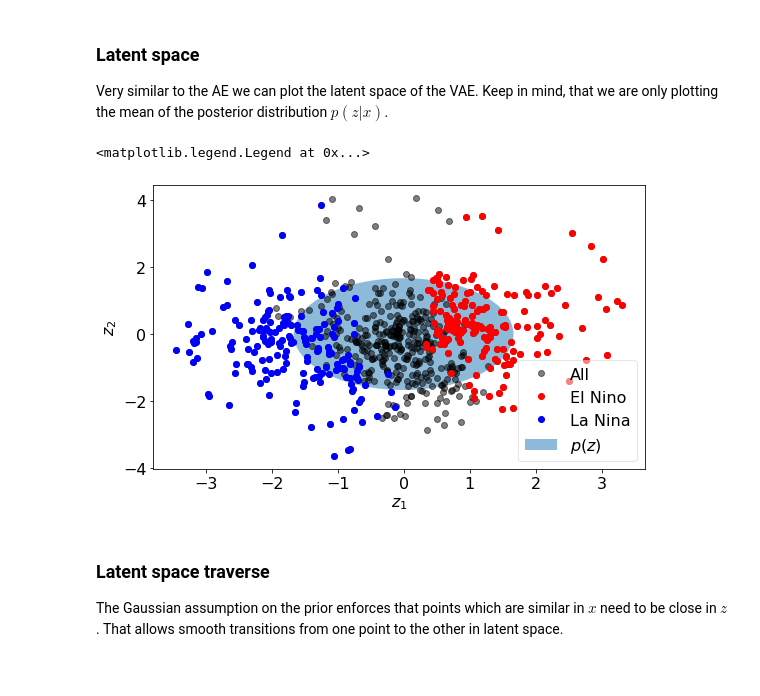
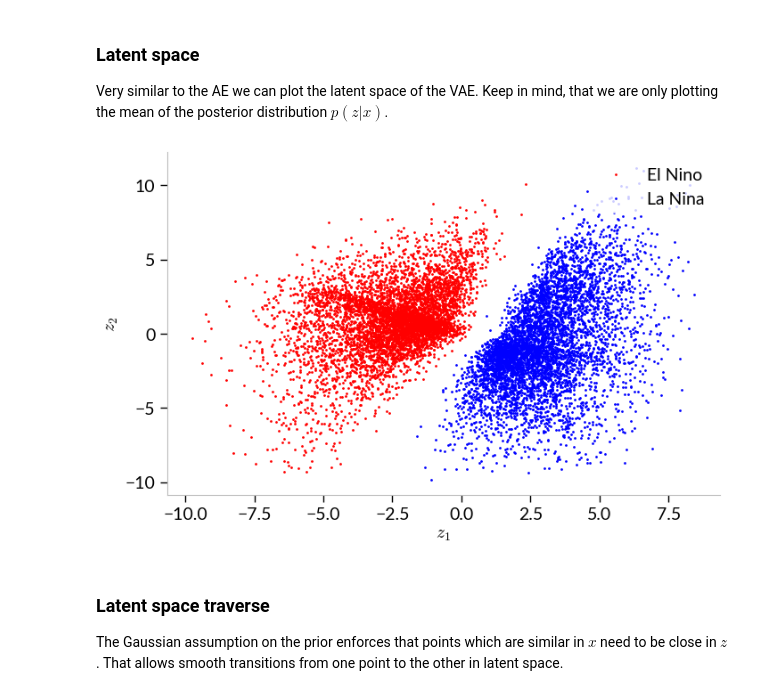
Before and after one commit to fstrnad/lectures, a Jupyter notebook: time_series_lecture/tutorial_vae_ssta.ipynb, the cells around one changed output. Saved outputs shown, nothing was run; the diff lists cells and outputs as text; code cells hidden in the pictures.

```diff
--- a/time_series_lecture/tutorial_vae_ssta.ipynb
+++ b/time_series_lecture/tutorial_vae_ssta.ipynb
@@ -103,8 +105,11 @@ The El Nino phase (warm) is defined as Nino3.4 > 0.5 and the La Nina (cold) phas
 
 Using the xarray package it is easy to compute the average over the Nino3.4 box:
 # %%
-nino34_region = da.sel(lat=slice(-5, 5), lon=[170, 240])
-nino34 = nino34_region.mean(dim=('lon', 'lat'), skipna=True)
+def get_nino34(da):
+    nino34_region = da.sel(lat=slice(-5, 5), lon=[170, 240])
+    nino34 = nino34_region.mean(dim=('lon', 'lat'), skipna=True)
+    return nino34
+nino34 = get_nino34(da)
 # %%
 # Plot Nino3.4 index for the first 40 years
 reload(gplt)
@@ -223,7 +227,7 @@ n_training = int(len(dataset) * 0.8)
 To process a datapoints in parallel pytorch offers a `Dataloader`. The Dataloader allows to process a set of datapoints, i.e. minibatch at the same time. The size of the minibatch depends on the number of datapoints we have.
 # %%
 # Define data loader
-batch_size = 10
+batch_size = 50
 train_loader = DataLoader(train_data, batch_size=batch_size, shuffle=True)
 val_loader = DataLoader(val_data, batch_size=batch_size, shuffle=True)
 # %% [markdown]
@@ -558,9 +562,9 @@ im = gplt.plot_2d(x_arr=[encode['z'][nino_idx, 0], encode['z'][nina_idx, 0]],
 Another method for studying the latent space is by travsing (walking) through the low dimensional space and decoding each step.
 # %%
 reload(gplt)
-z_start = torch.Tensor([[-0, -100]])
-z_eps = torch.Tensor([1, 0])
-z_range = torch.linspace(-30, 30, 5)
+z_start = torch.Tensor([[-0, -0]])
+z_eps = torch.Tensor([0, 1])
+z_range = torch.linspace(-10, 10, 5)
 
 # Create traverse through latent space
 z_samples = z_start.repeat(len(z_range), 1) + z_range.unsqueeze(1) * z_eps
@@ -719,15 +723,15 @@ class VAE(nn.Module):
             'cuda' if torch.cuda.is_available() else 'cpu')
 
         self. encoder = nn.Sequential(
-            nn.Linear(x_dim, 512),
+            nn.Linear(x_dim, 256),
             nn.ReLU(),
-            nn.Linear(512, 2 * z_dim),
+            nn.Linear(256, 2 * z_dim),
         ).to(self.device)
 
         self.decoder = nn.Sequential(
-            nn.Linear(z_dim, 512),
+            nn.Linear(z_dim, 256),
             nn.ReLU(),
-            nn.Linear(512, x_dim),
+            nn.Linear(256, x_dim),
         ).to(self.device)
 
     def forward(self, x):
@@ -871,31 +872,25 @@ Very similar to the AE we can plot the latent space of the VAE. Keep in mind, th
 # %%
 encode = encoding(vae, train_loader)
 
 # get all encodings for El Nino and La Nina conditions
-nino34_train = train_data.dataset.dataarray.sel(
-    lat=slice(-5, 5), lon=[10, 60]).mean(dim=('lon', 'lat'), skipna=True)
+nino34_train = get_nino34(train_data.dataset.dataarray)
 nino_idx = np.flatnonzero(
     np.isin(encode['idx'], np.where(nino34_train.data > 0.5)[0]))
 nina_idx = np.flatnonzero(
     np.isin(encode['idx'], np.where(nino34_train.data < -0.5)[0]))
 
 
-fig, ax = plt.subplots()
 # Prior
-ut.plot_2dgaussian(np.zeros(2), np.diag(np.ones(2)), p=0.5,
-                   ax=ax, alpha=0.5, label=f'$p(z)$')
+# ut.plot_2dgaussian(np.zeros(2), np.diag(np.ones(2)), p=0.5,
+#                    ax=ax, alpha=0.5, label=f'$p(z)$')
 # Mean of p(z|x)
-ax.plot(encode['z'][:, 0], encode['z'][:, 1], 'ko', label='All', alpha=0.5)
-ax.plot(encode['z'][nino_idx, 0], encode['z']
-        [nino_idx, 1], 'ro', label='El Nino')
-ax.plot(encode['z'][nina_idx, 0], encode['z']
-        [nina_idx, 1], 'bo', label='La Nina')
-ax.set_xlabel(r"$z_1$")
-ax.set_ylabel(r"$z_2$")
-ax.legend()
+im = gplt.plot_2d(x_arr=[encode['z'][nino_idx, 0], encode['z'][nina_idx, 0]],
+             y_arr=[encode['z'][nino_idx, 1], encode['z'][nina_idx, 1]],
+             label_arr=['El Nino', 'La Nina'],
+             color_arr=['r', 'b'],
+             ls='', marker='o', xlabel=r"$z_1$", mk_size=0.5, ylabel=r"$z_2$",)
 # %% [output]
-<matplotlib.legend.Legend at 0x...>
-[figure, old version]
+[figure, new version]
 # %% [markdown]
 ### Latent space traverse
 
```
Also changed, not shown: parts of 20 cells of this notebook, 1 other file.
